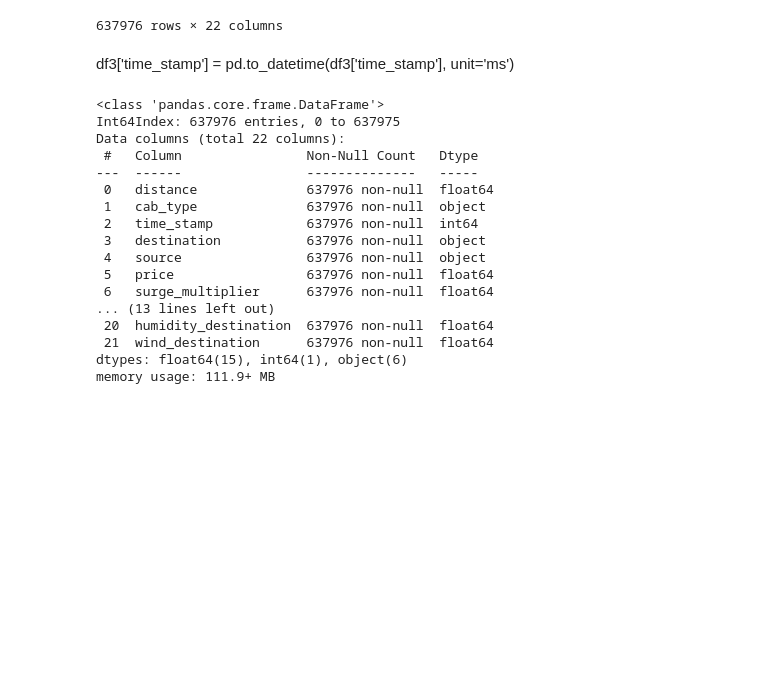
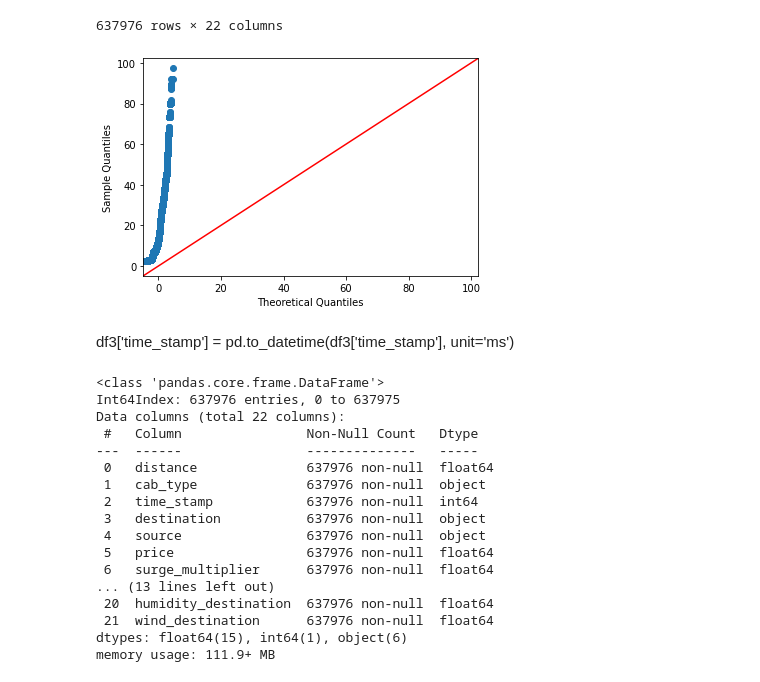
Before and after one commit to michaelle93/D214capstone, a Jupyter notebook: D214Report.ipynb, the cells around one changed output. Saved outputs shown, nothing was run; the diff lists cells and outputs as text; code cells hidden in the pictures; blank space fills up the shorter version.

```diff
--- a/D214Report.ipynb
+++ b/D214Report.ipynb
@@ -423,6 +424,11 @@ df3
 | 637974 | 0.99 | Lyft | 1544762405152 | Haymarket Square | Financial District | 10.5 | 1.0 | 608d9d2b-c195-47eb-aff5-7d25448186a3 | lyft_plus | ... |
 | 637975 | 0.99 | Lyft | 1544762405152 | Haymarket Square | Financial District | 13.5 | 1.0 | 64941bda-40bc-4e2d-bd8f-4a4338b41ee5 | lyft_premier | ... |
 637976 rows × 22 columns
+# %%
+fig = sm.qqplot(df3['price'], line='45')
+plt.show()
+# %% [output]
+[figure, added]
 # %% [markdown]
 df3['time_stamp'] = pd.to_datetime(df3['time_stamp'], unit='ms')
 # %%
```
Also changed, not shown: parts of 7 cells of this notebook.
